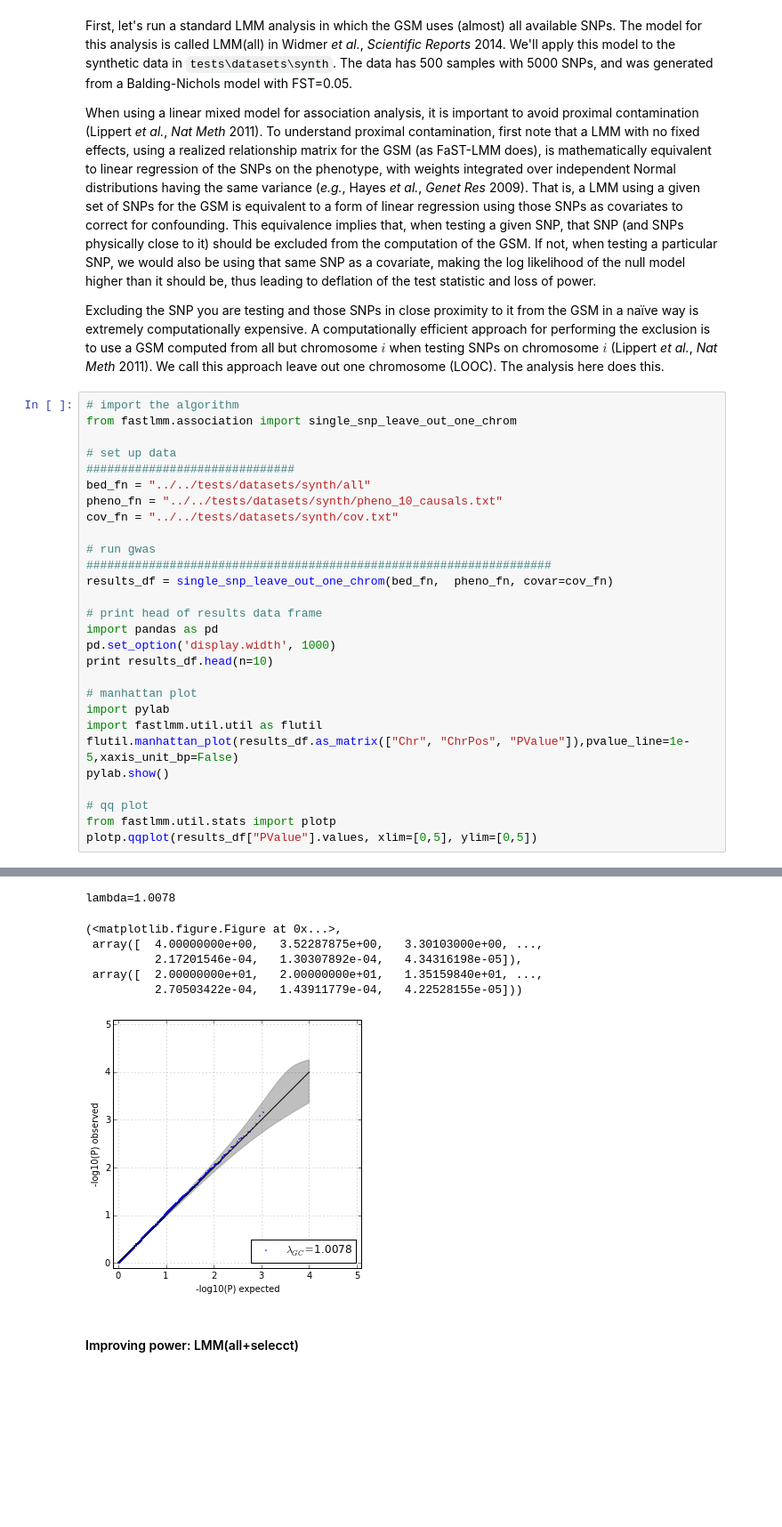
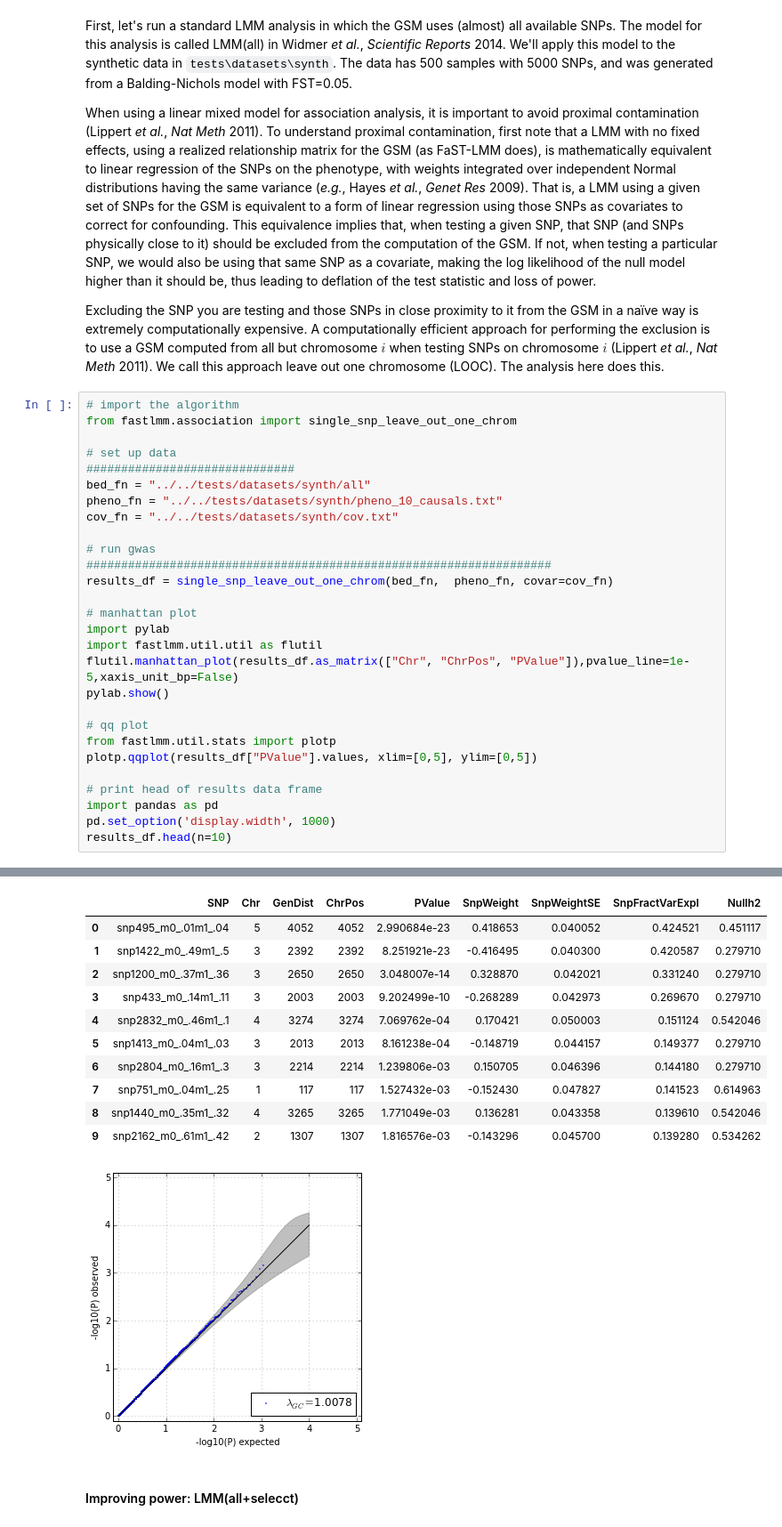
Before and after one commit to rpool/FaST-LMM, a Jupyter notebook: doc/ipynb/FaST-LMM.ipynb, the cells around one changed output, grey strips where cells are left out. Shown at 89% size. Saved outputs shown, nothing was run; the diff lists cells and outputs as text; blank space fills up the shorter version.

```diff
--- a/doc/ipynb/FaST-LMM.ipynb
+++ b/doc/ipynb/FaST-LMM.ipynb
@@ -73,11 +73,6 @@ cov_fn = "../../tests/datasets/synth/cov.txt"
 ###################################################################
 results_df = single_snp_leave_out_one_chrom(bed_fn,  pheno_fn, covar=cov_fn)
 
-# print head of results data frame
-import pandas as pd
-pd.set_option('display.width', 1000)
-print results_df.head(n=10)
-
 # manhattan plot
 import pylab
 import fastlmm.util.util as flutil
@@ -87,4 +82,9 @@ pylab.show()
 # qq plot
 from fastlmm.util.stats import plotp
 plotp.qqplot(results_df["PValue"].values, xlim=[0,5], ylim=[0,5])
+
+# print head of results data frame
+import pandas as pd
+pd.set_option('display.width', 1000)
+results_df.head(n=10)
 # %% [output]
@@ -110,9 +95,14 @@ WARNING:root:loadPhen is using default missing value of '-9'.
-lambda=1.0078
-(<matplotlib.figure.Figure at 0x...>,
- array([  4.00000000e+00,   3.52287875e+00,   3.30103000e+00, ...,
-          2.17201546e-04,   1.30307892e-04,   4.34316198e-05]),
- array([  2.00000000e+01,   2.00000000e+01,   1.35159840e+01, ...,
-          2.70503422e-04,   1.43911779e-04,   4.22528155e-05]))
+|  | SNP | Chr | GenDist | ChrPos | PValue | SnpWeight | SnpWeightSE | SnpFractVarExpl | Nullh2 |
+| 0 | snp495_m0_.01m1_.04 | 5 | 4052 | 4052 | 2.990684e-23 | 0.418653 | 0.040052 | 0.424521 | 0.451117 |
+| 1 | snp1422_m0_.49m1_.5 | 3 | 2392 | 2392 | 8.251921e-23 | -0.416495 | 0.040300 | 0.420587 | 0.279710 |
+| 2 | snp1200_m0_.37m1_.36 | 3 | 2650 | 2650 | 3.048007e-14 | 0.328870 | 0.042021 | 0.331240 | 0.279710 |
+| 3 | snp433_m0_.14m1_.11 | 3 | 2003 | 2003 | 9.202499e-10 | -0.268289 | 0.042973 | 0.269670 | 0.279710 |
+| 4 | snp2832_m0_.46m1_.1 | 4 | 3274 | 3274 | 7.069762e-04 | 0.170421 | 0.050003 | 0.151124 | 0.542046 |
+| 5 | snp1413_m0_.04m1_.03 | 3 | 2013 | 2013 | 8.161238e-04 | -0.148719 | 0.044157 | 0.149377 | 0.279710 |
+| 6 | snp2804_m0_.16m1_.3 | 3 | 2214 | 2214 | 1.239806e-03 | 0.150705 | 0.046396 | 0.144180 | 0.279710 |
+| 7 | snp751_m0_.04m1_.25 | 1 | 117 | 117 | 1.527432e-03 | -0.152430 | 0.047827 | 0.141523 | 0.614963 |
+| 8 | snp1440_m0_.35m1_.32 | 4 | 3265 | 3265 | 1.771049e-03 | 0.136281 | 0.043358 | 0.139610 | 0.542046 |
+| 9 | snp2162_m0_.61m1_.42 | 2 | 1307 | 1307 | 1.816576e-03 | -0.143296 | 0.045700 | 0.139280 | 0.534262 |
 [figure]
 # %% [markdown]
 #### Improving power: LMM(all+selecct)
```
Also changed, not shown: parts of 7 cells of this notebook, 1 other file.
